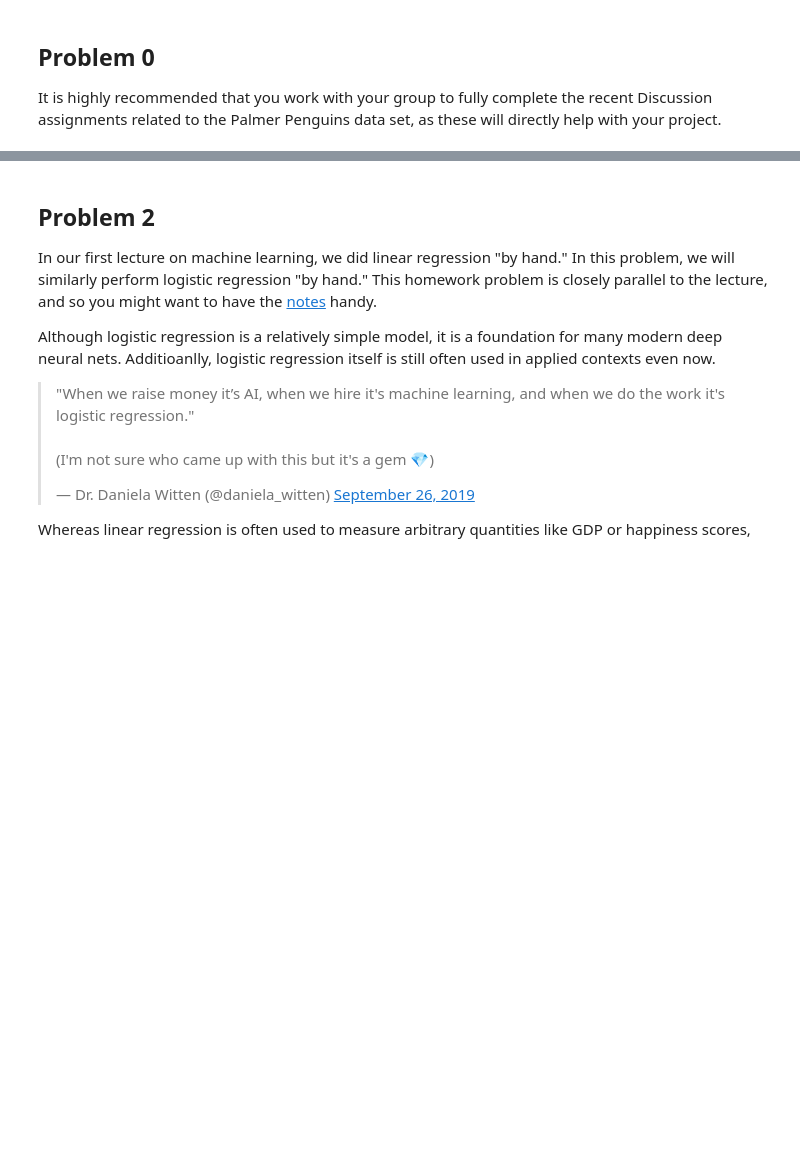
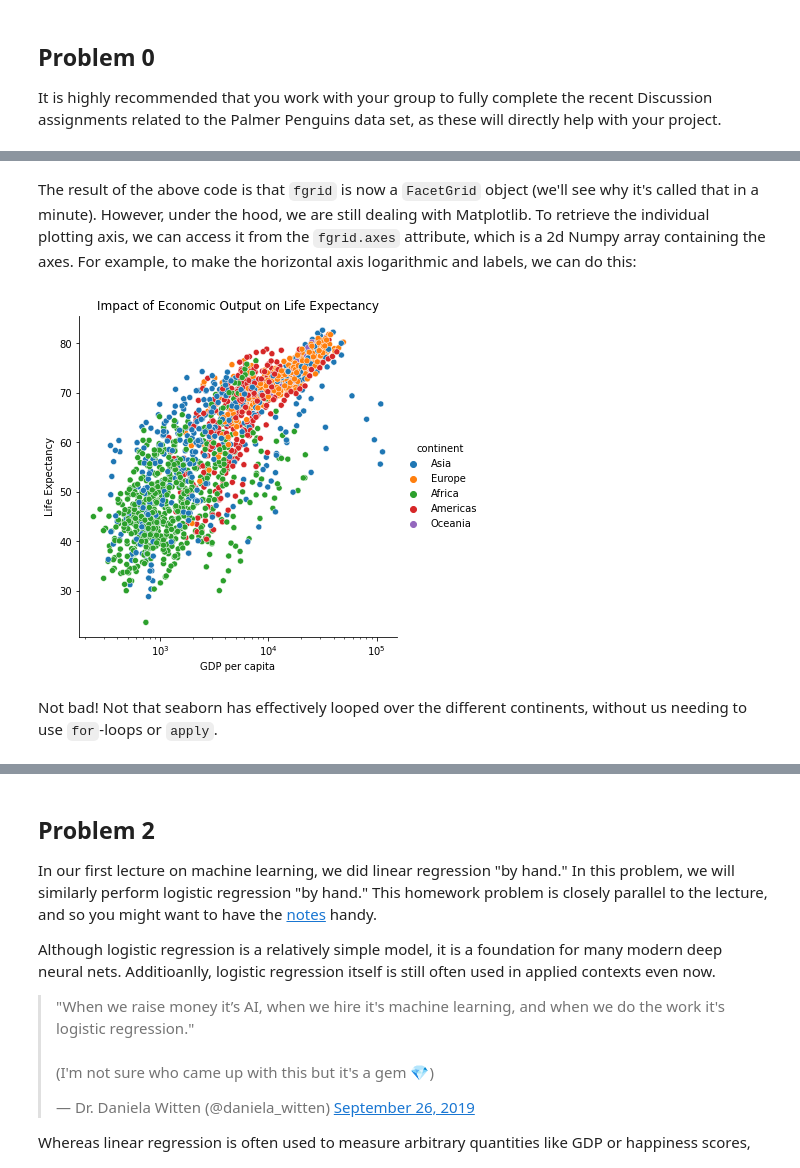
Before and after one commit to PhilChodrow/PIC16A, a Jupyter notebook: homework/HW6.ipynb, the cells around one changed output, grey strips where cells are left out. Drawn from its saved outputs; the diff is of its cells as text; code cells hidden in the pictures; blank space fills up the shorter version.

```diff
--- a/homework/HW6.ipynb
+++ b/homework/HW6.ipynb
@@ -37,0 +55,17 @@ Hint: `df.groupby().apply()`. You will need to define an appropriate function pl
+# %% [markdown]
+The result of the above code is that `fgrid` is now a `FacetGrid` object (we'll see why it's called that in a minute). However, under the hood, we are still dealing with Matplotlib. To retrieve the individual plotting axis, we can access it from the `fgrid.axes` attribute, which is a 2d Numpy array containing the axes. For example, to make the horizontal axis logarithmic and labels, we can do this:
+# %%
+fgrid = sns.relplot(x = "gdpPercap",
+                    y = "lifeExp",
+                    hue = "continent",
+                    data = gapminder)
+
+fgrid.axes[0][0].semilogx()
+
+labels = fgrid.axes[0][0].set(xlabel = "GDP per capita",
+                              ylabel = "Life Expectancy",
+                              title  = "Impact of Economic Output on Life Expectancy")
+# %% [output]
+[figure, added]
+# %% [markdown]
+Not bad! Not that seaborn has effectively looped over the different continents, without us needing to use `for`-loops or `apply`.
```
Also changed, not shown: parts of 13 cells of this notebook.
